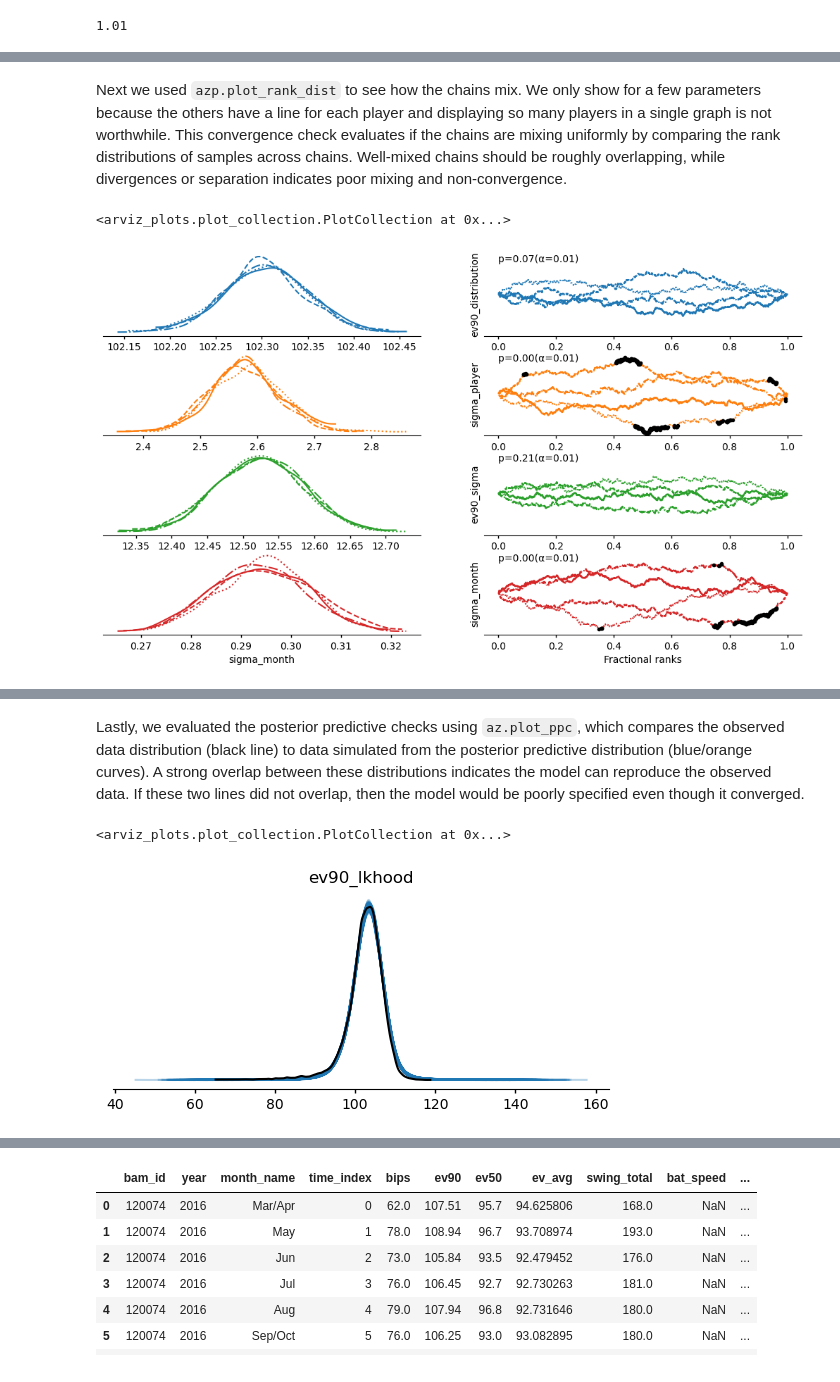
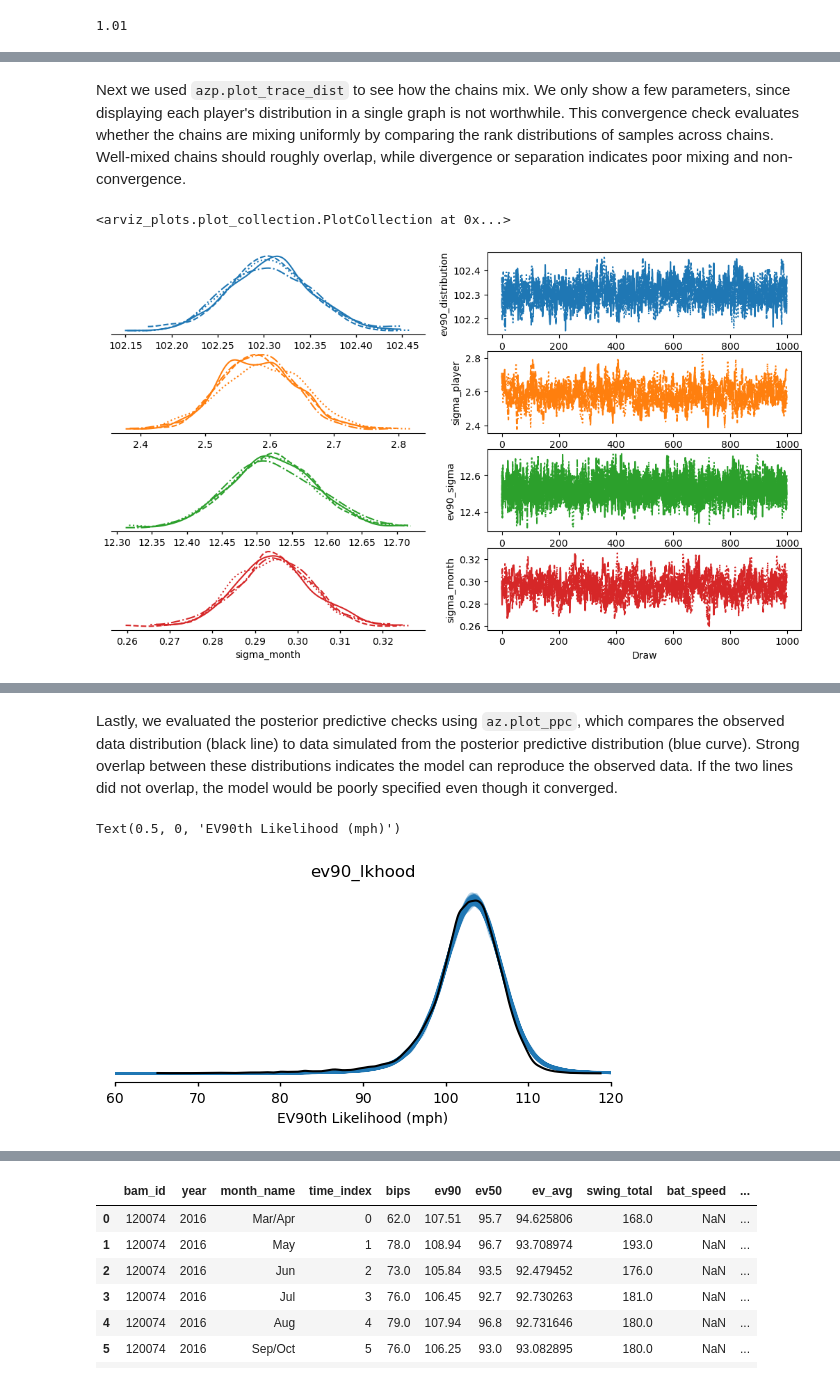
Before and after one commit to remmertjack/portfolio, a Jupyter notebook: batspeed/ev90_monthly_model.ipynb, the cells around one changed output, grey strips where cells are left out. Drawn from its saved outputs; the diff is of its cells as text; code cells hidden in the pictures.

Commit message:
finalize model

```diff
--- a/batspeed/ev90_monthly_model.ipynb
+++ b/batspeed/ev90_monthly_model.ipynb
@@ -333,10 +349,10 @@ az.plot_energy(trace)
 # %% [markdown]
-Next we used `azp.plot_rank_dist` to see how the chains mix. We only show for a few parameters because the others have a line for each player and displaying so many players in a single graph is not worthwhile. This convergence check evaluates if the chains are mixing uniformly by comparing the rank distributions of samples across chains. Well-mixed chains should be roughly overlapping, while divergences or separation indicates poor mixing and non-convergence.
+Next we used `azp.plot_trace_dist` to see how the chains mix. We only show a few parameters, since displaying each player's distribution in a single graph is not worthwhile. This convergence check evaluates whether the chains are mixing uniformly by comparing the rank distributions of samples across chains. Well-mixed chains should roughly overlap, while divergence or separation indicates poor mixing and non-convergence.
 # %%
-azp.plot_rank_dist(trace, var_names=['ev90_distribution','sigma_player','ev90_sigma', 'sigma_month'])
+azp.plot_trace_dist(trace, var_names=['ev90_distribution','sigma_player','ev90_sigma','sigma_month'])
 # %% [output]
 <arviz_plots.plot_collection.PlotCollection at 0x...>
-[figure, old version]
+[figure, new version]
 # %%
 spp = sample_posterior_pred(model, trace)
 # %% [output]
@@ -344,10 +360,13 @@ Sampling: [ev90_lkhood]
 [interactive output not drawn]
 [interactive output not drawn]
 # %% [markdown]
-Lastly, we evaluated the posterior predictive checks using `az.plot_ppc`, which compares the observed data distribution (black line) to data simulated from the posterior predictive distribution (blue/orange curves). A strong overlap between these distributions indicates the model can reproduce the observed data. If these two lines did not overlap, then the model would be poorly specified even though it converged.
+Lastly, we evaluated the posterior predictive checks using `az.plot_ppc`, which compares the observed data distribution (black line) to data simulated from the posterior predictive distribution (blue curve). Strong overlap between these distributions indicates the model can reproduce the observed data. If the two lines did not overlap, the model would be poorly specified even though it converged.
 # %%
-azp.plot_ppc_dist(spp, var_names="ev90_lkhood", num_samples=250)
+pc = azp.plot_ppc_dist(spp, var_names="ev90_lkhood", num_samples=250)
+ax = pc.viz["plot"]["ev90_lkhood"].item()
+ax.set_xlim(60,120)
+ax.set_xlabel("EV90th Likelihood (mph)")
 # %% [output]
-<arviz_plots.plot_collection.PlotCollection at 0x...>
+Text(0.5, 0, 'EV90th Likelihood (mph)')
-[figure, old version]
+[figure, new version]
 # %%
```
Also changed, not shown: parts of 30 cells of this notebook, 6 other files.
